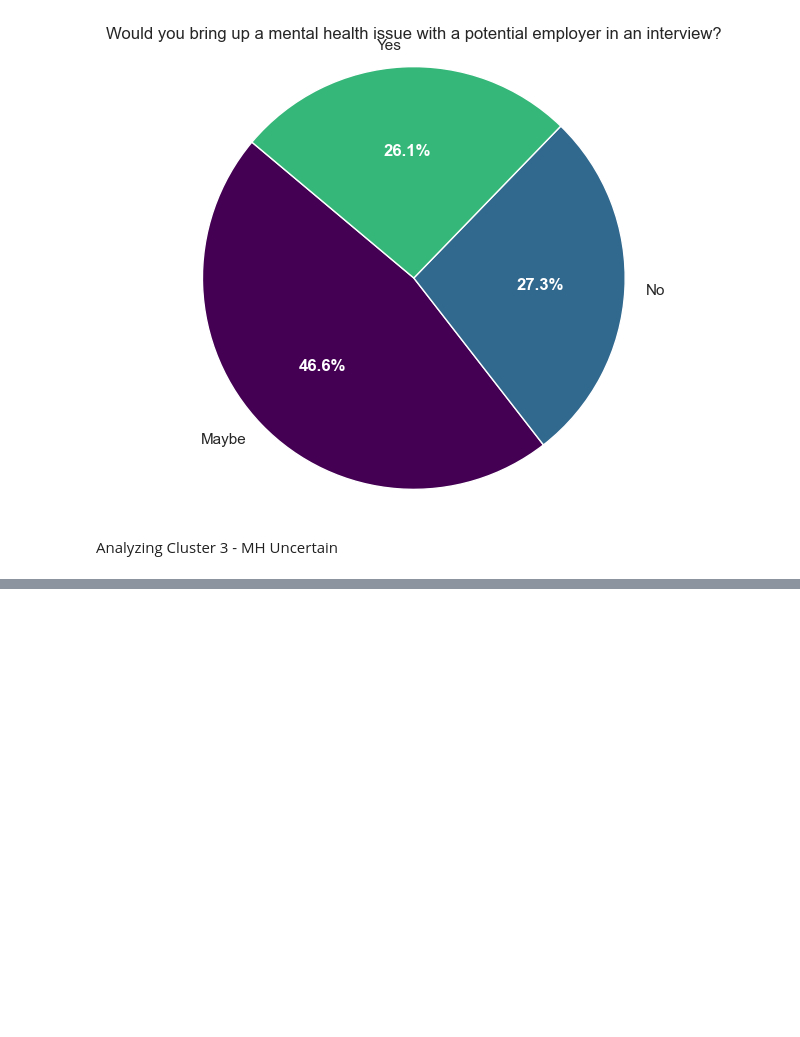
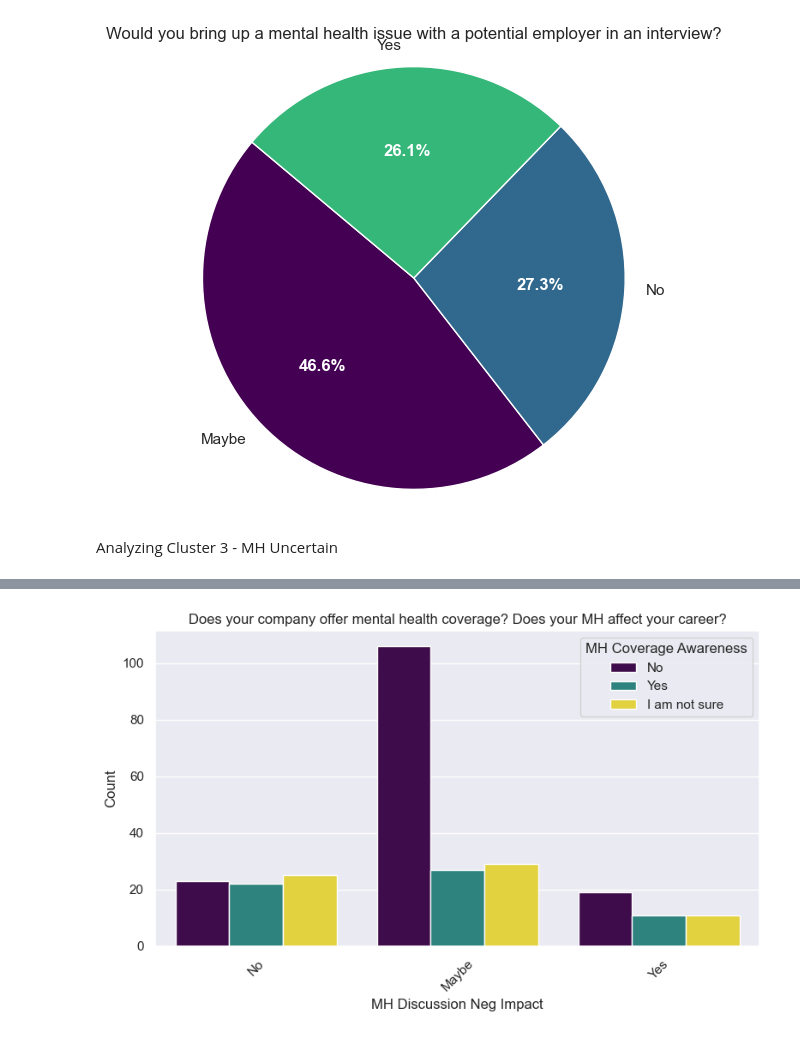
Before and after one commit to Oumaymabamoh/ML_Mental_Health_Cluster_Insights, a Jupyter notebook: data_eda.ipynb, the cells around one changed output, grey strips where cells are left out. Cells and saved outputs as stored; diff of their text form; code cells hidden in the pictures; blank space fills up the shorter version.

```diff
--- a/data_eda.ipynb
+++ b/data_eda.ipynb
@@ -1664,0 +1682,7 @@ Analyzing Cluster 3 - MH Uncertain
+# %%
+create_count_plot_with_hue(df_cl_3_mh_uncertain,
+'MH Discussion Neg Impact',
+'MH Coverage Awareness',
+'Does your company offer mental health coverage? Does your MH affect your career?')
+# %% [output]
+[figure, added]
```
Also changed, not shown: parts of 6 cells of this notebook.
